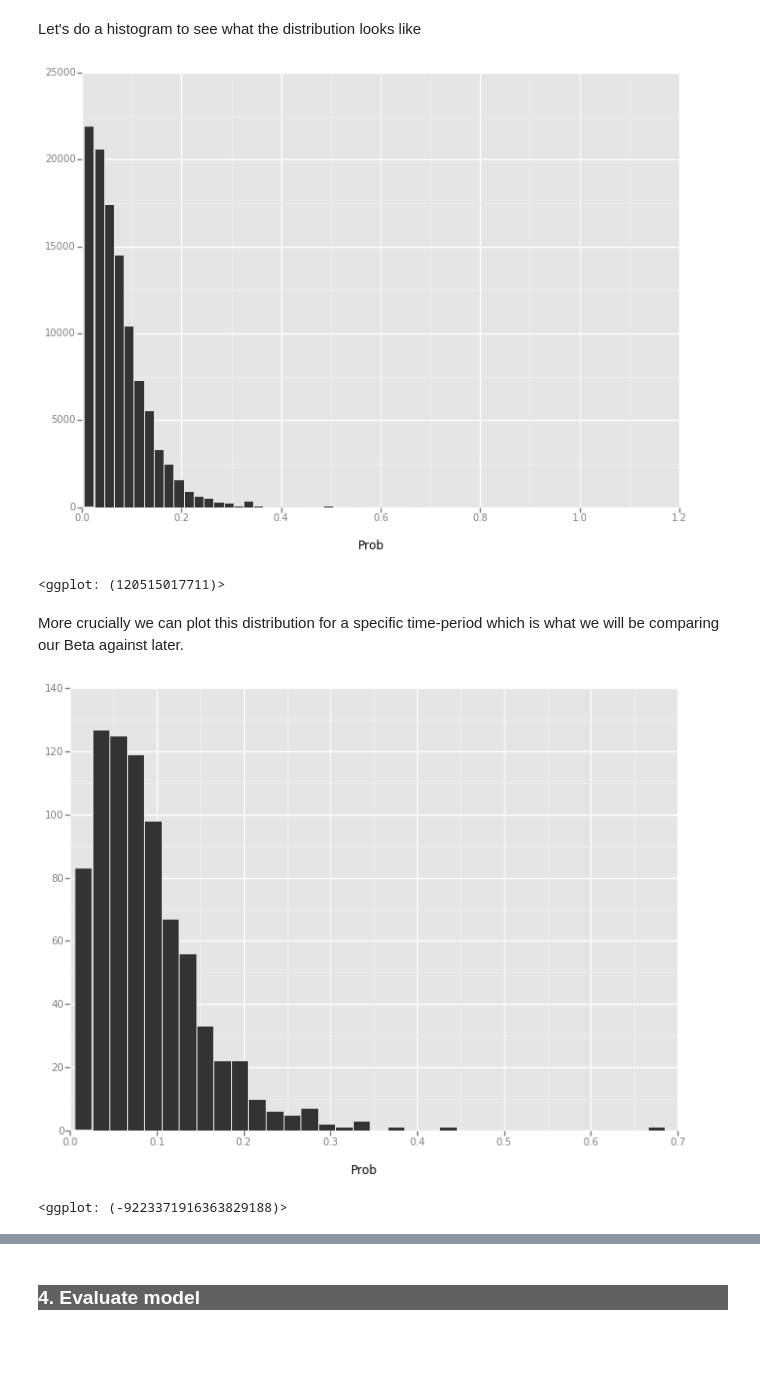
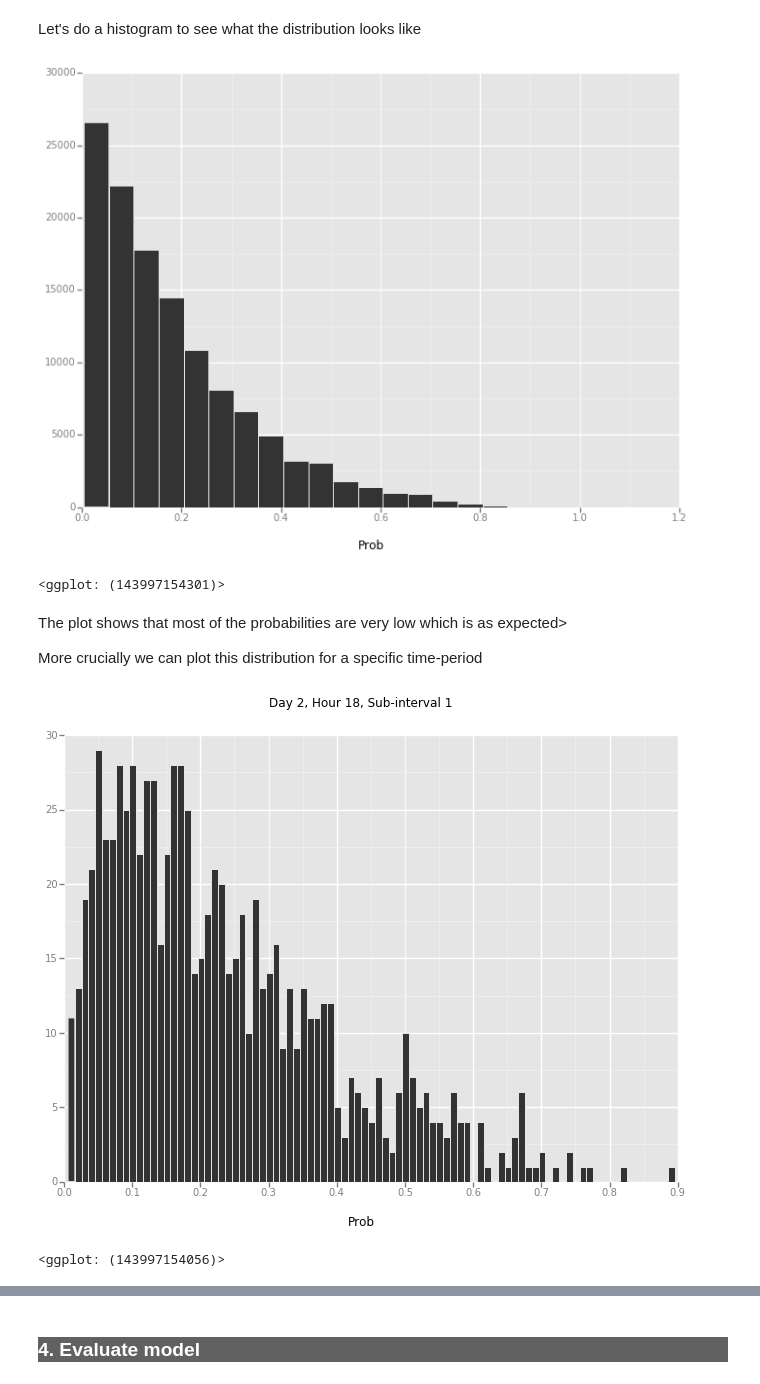
Before and after one commit to badrul1/EventPrediction, a Jupyter notebook: 5_mainmodel/2_NextPlayPrediction.ipynb, the cells around one changed output, grey strips where cells are left out. Saved outputs shown, nothing was run; the diff lists cells and outputs as text; code cells hidden in the pictures; blank space fills up the shorter version.

```diff
--- a/5_mainmodel/2_NextPlayPrediction.ipynb
+++ b/5_mainmodel/2_NextPlayPrediction.ipynb
@@ -143,0 +128,19 @@ Name: Prob, dtype: float64
+# %%
+con = sqlite3.connect(dbPath)
+
+# Select the train users
+SQLStr="""
+SELECT M.UserID, Timeslot, count(*) as PlayCount from tblMainAgg as M
+INNER JOIN tblUsers ON M.UserID = tblUsers.UserID
+WHERE tblUsers.TestUser = 0 GROUP BY M.UserID, Timeslot""".format(PeriodGranularity)
+
+trainDf = pd.read_sql_query(SQLStr, con)
+
+users = trainDf['UserID'].unique()
+
+# Also fetch the total number of weeks each user has played music
+sqlStr = "Select userID, count(DISTINCT (strftime('%W',PlayedTimestamp)||strftime('%Y',PlayedTimestamp))) as TotalWks from tblMain group by userID"
+wks = pd.read_sql_query(sqlStr, con)
+wks.set_index('UserID',inplace=True)
+
+con.close()
@@ -143,0 +175,17 @@ Name: Prob, dtype: float64
+# %%
+try:
+    del trainDf['TotalWks']    # Delete col if it already exists
+except KeyError:
+    pass
+
+# Calculate probability
+trainDf=trainDf.set_index('UserID').join(wks)                      # Bring in total weeks from wks table
+trainDf['Prob'] = trainDf['PlayCount'] / trainDf['TotalWks']      # Prob = num of plays in this period / total num of weeks
+trainDf.reset_index(inplace=True)
+
+# Calculate the Priors from trainDf. Note: We are taking the mean of the user means here
+priorDf= trainDf.groupby('Timeslot')['Prob'].mean().to_frame('mean')  # Calculate the mean of prob for each period
+priorDf['var'] = trainDf.groupby('Timeslot')['Prob'].var()           # Calculate the variance of prob for each period
+a,b=estBetaParams(priorDf['mean'],priorDf['var'])                # Derive alpha & beta for the Beta dist
+priorDf['a']= a                                                 # Store a and b back into priorDf
+priorDf['b']= b
@@ -144,17 +229,19 @@ Name: Prob, dtype: float64
 # %% [markdown]
 Let's do a histogram to see what the distribution looks like
 # %%
-ggplot(aes(x='Prob'), data=df) + \
-    geom_histogram(binwidth=0.02)
+ggplot(aes(x='Prob'), data=trainDf) + \
+    geom_histogram(binwidth=0.05)
 # %% [output]
-[figure, old version]
+[figure, new version]
-<ggplot: (120515017711)>
+<ggplot: (143997154301)>
-# %% [markdown]
-More crucially we can plot this distribution for a specific time-period which is what we will be comparing our Beta against later.
+# %% [markdown]
+The plot shows that most of the probabilities are very low which is as expected>
+
+More crucially we can plot this distribution for a specific time-period
 # %%
-period='2-18-1'
-ggplot(aes(x='Prob'), data=df[df.Period==period]) + \
-    geom_histogram(binwidth=0.02)
+Timeslot='2-18-1'
+ggplot(aes(x='Prob'), data=trainDf[trainDf.Timeslot==Timeslot]) + \
+    geom_histogram(binwidth=0.01) + ggtitle("Day {}, Hour {}, Sub-interval {}".format(Timeslot[0],Timeslot[2:4],Timeslot[5]))
 # %% [output]
-[figure, old version]
+[figure, new version]
-<ggplot: (-9223371916363829188)>
+<ggplot: (143997154056)>
```
Also changed, not shown: parts of 53 cells of this notebook, 2 other files.
